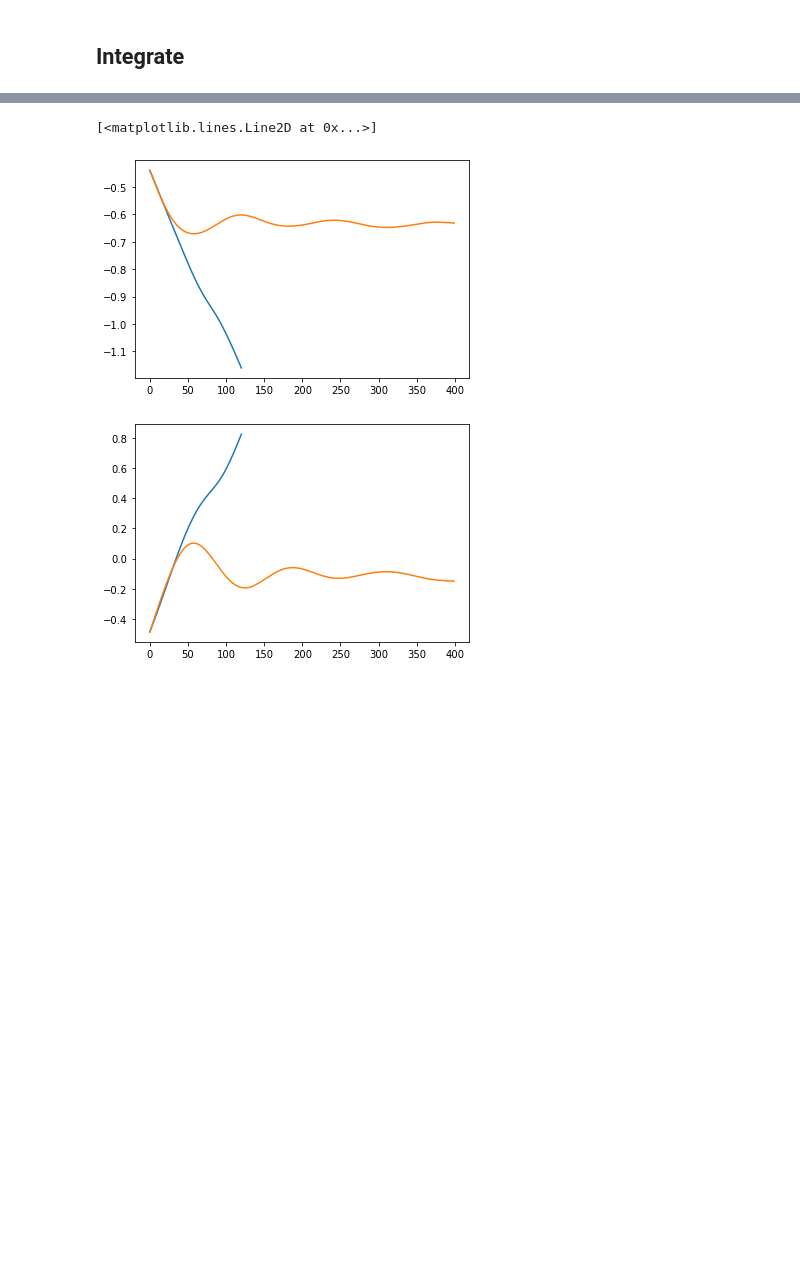
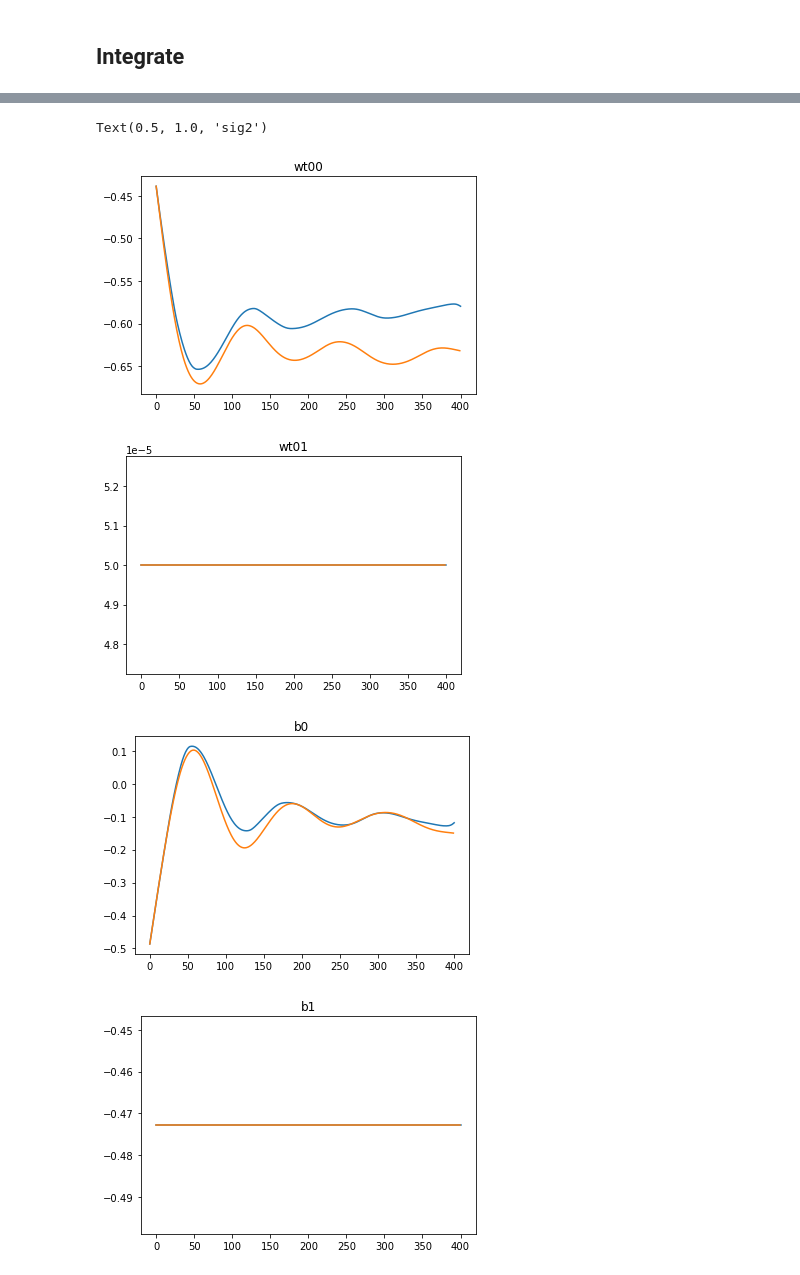
Before and after one commit to smrfeld/phys_dbd, a Jupyter notebook: example/main.ipynb, the cells around one changed output, grey strips where cells are left out. Cells and saved outputs as stored; diff of their text form; code cells hidden in the pictures; blank space fills up the shorter version.

```diff
--- a/example/main.ipynb
+++ b/example/main.ipynb
@@ -491,7 +518,7 @@ IP3:  ip3_2p000
 # Normalize outputs
 
 # Normalization size
-percent = 0.2
+percent = 1.0
 norm_size = int(percent * len(train_outputs["wt00_TE"]))
 print("Calculating output normalization from: %d samples" % norm_size)
 
@@ -506,7 +533,12 @@ for key, val in train_outputs.items():
 
     # Mean, std
     train_outputs_mean[key] = np.mean(val_subset,axis=0)
-    train_outputs_std_dev[key] = np.std(val_subset,axis=0) + 1e-10
+    train_outputs_std_dev[key] = np.std(val_subset,axis=0)
+
+    if abs(train_outputs_mean[key]) < 1e-6:
+        train_outputs_mean[key] = 0.0
+    if abs(train_outputs_std_dev[key]) < 1e-6:
+        train_outputs_std_dev[key] = 1.0
 
     train_outputs_norm[key] = (val - train_outputs_mean[key]) / train_outputs_std_dev[key]
 
@@ -853,0 +901,3 @@ Epoch 00025: val_loss did not improve from 0.41604
+# %%
+# model.load_weights("trained_compare/weights_lowest_val")
+model.load_weights("trained_compare/weights_final")
@@ -944,11 +992,13 @@ print(train_outputs_std_dev)
 # %%
 params_traj = ParamsTraj.fromFile("cache/cache_filtered/%s.txt" % "ip3_0p600", nv=2, nh=1)
-params_start = params_traj.params_traj[0]
+
+tpt_start = 0
+params_start = params_traj.params_traj[tpt_start]
 
 params_traj_int = model.integrate(
     params_start=params_start,
-    tpt_start=0,
-    no_steps=120,
+    tpt_start=tpt_start,
+    no_steps=400,
     time_interval=0.1,
     output_mean=train_outputs_mean,
     output_std_dev=train_outputs_std_dev
@@ -967,18 +1024,43 @@ params_traj_int = model.integrate(
 # %%
 wt00 = [x.wt[0,0] for x in params_traj_int.params_traj]
+wt01 = [x.wt[0,1] for x in params_traj_int.params_traj]
 b0 = [x.b[0] for x in params_traj_int.params_traj]
+b1 = [x.b[1] for x in params_traj_int.params_traj]
+sig2 = [x.sig2 for x in params_traj_int.params_traj]
 
 wt00_true = [x.wt[0,0] for x in params_traj.params_traj]
+wt01_true = [x.wt[0,1] for x in params_traj.params_traj]
 b0_true = [x.b[0] for x in params_traj.params_traj]
+b1_true = [x.b[1] for x in params_traj.params_traj]
+sig2_true = [x.sig2 for x in params_traj.params_traj]
 
 plt.figure()
 plt.plot(wt00)
 plt.plot(wt00_true)
+plt.title("wt00")
+
+plt.figure()
+plt.plot(wt01)
+plt.plot(wt01_true)
+plt.title("wt01")
 
 plt.figure()
 plt.plot(b0)
 plt.plot(b0_true)
+plt.title("b0")
+
+plt.figure()
+plt.plot(b1)
+plt.plot(b1_true)
+plt.title("b1")
+
+plt.figure()
+plt.plot(sig2)
+plt.plot(sig2_true)
+plt.title("sig2")
 # %% [output]
-[<matplotlib.lines.Line2D at 0x...>]
+Text(0.5, 1.0, 'sig2')
-[figure, old version]
+[figure, new version]
-[figure, old version]
+[figure, new version]
+[figure, added]
+[figure, added]
```
Also changed, not shown: parts of 21 cells of this notebook, 5 other files.
